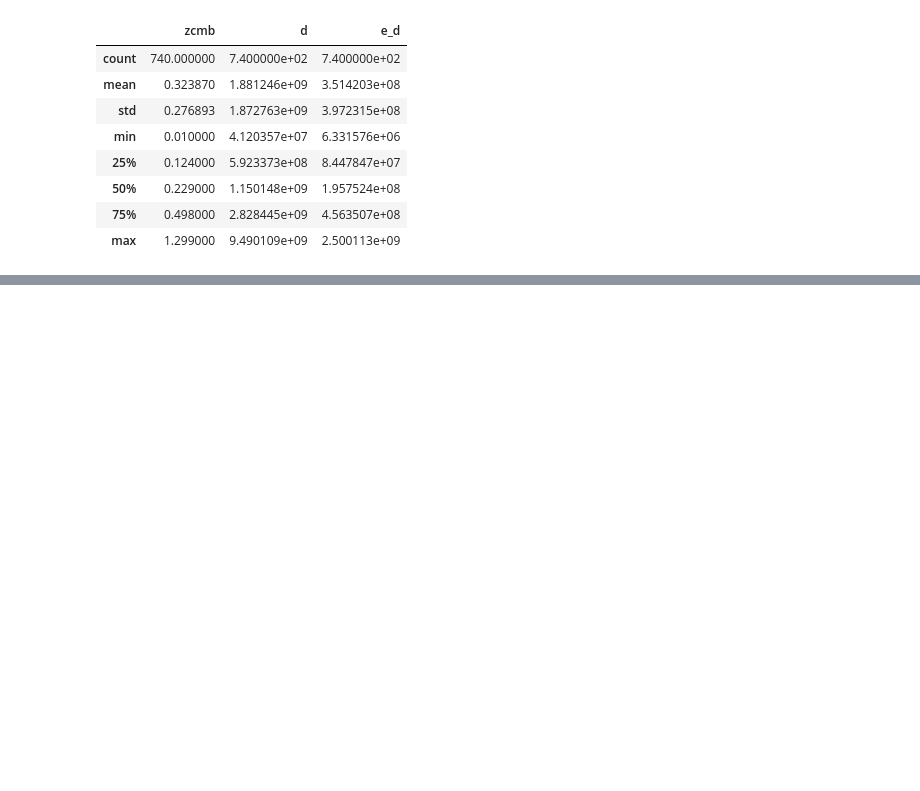
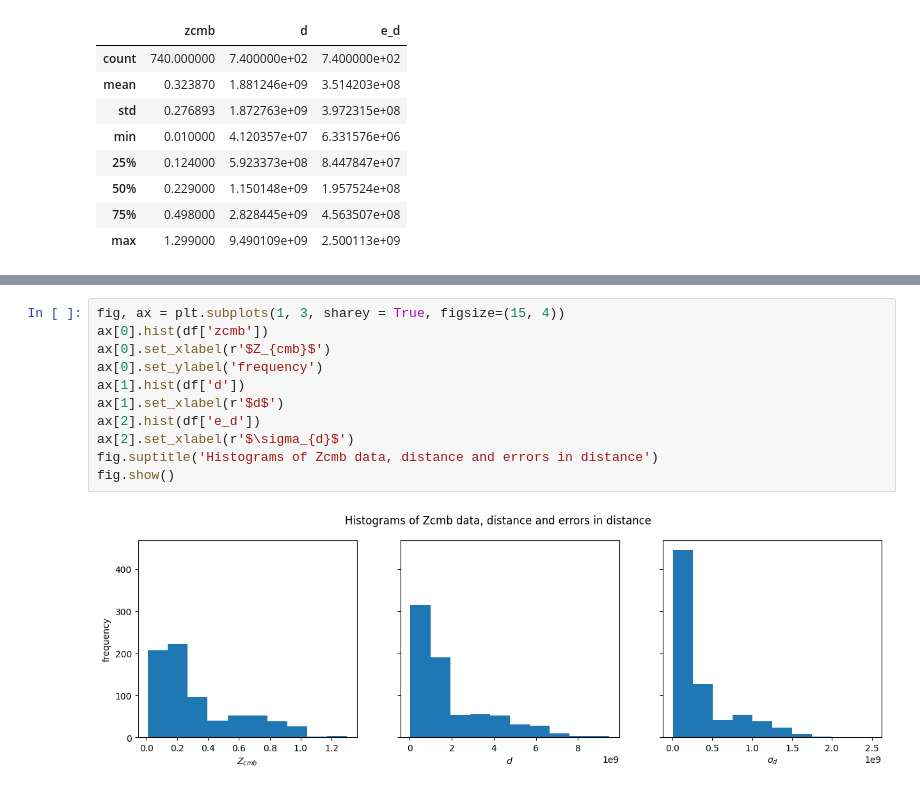
Before and after one commit to Raghuram-Veeramallu/Astro_Stat_Project2, a Jupyter notebook: Group3_Project2_DataSummary.ipynb, the cells around one changed output, grey strips where cells are left out. Saved outputs shown, nothing was run; the diff lists cells and outputs as text; blank space fills up the shorter version.

```diff
--- a/Group3_Project2_DataSummary.ipynb
+++ b/Group3_Project2_DataSummary.ipynb
@@ -157,0 +173,13 @@ df.describe()
+# %%
+fig, ax = plt.subplots(1, 3, sharey = True, figsize=(15, 4))
+ax[0].hist(df['zcmb'])
+ax[0].set_xlabel(r'$Z_{cmb}$')
+ax[0].set_ylabel('frequency')
+ax[1].hist(df['d'])
+ax[1].set_xlabel(r'$d$')
+ax[2].hist(df['e_d'])
+ax[2].set_xlabel(r'$\sigma_{d}$')
+fig.suptitle('Histograms of Zcmb data, distance and errors in distance')
+fig.show()
+# %% [output]
+[figure, added]
```
Also changed, not shown: parts of 6 cells of this notebook.
